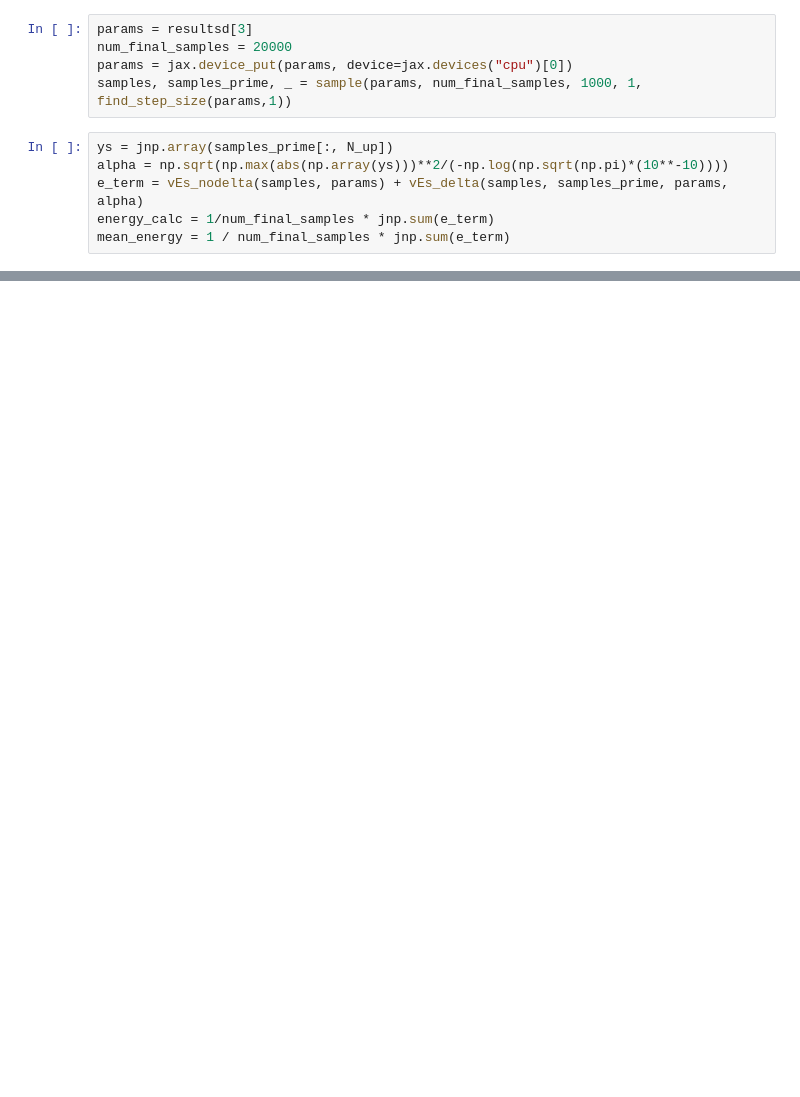
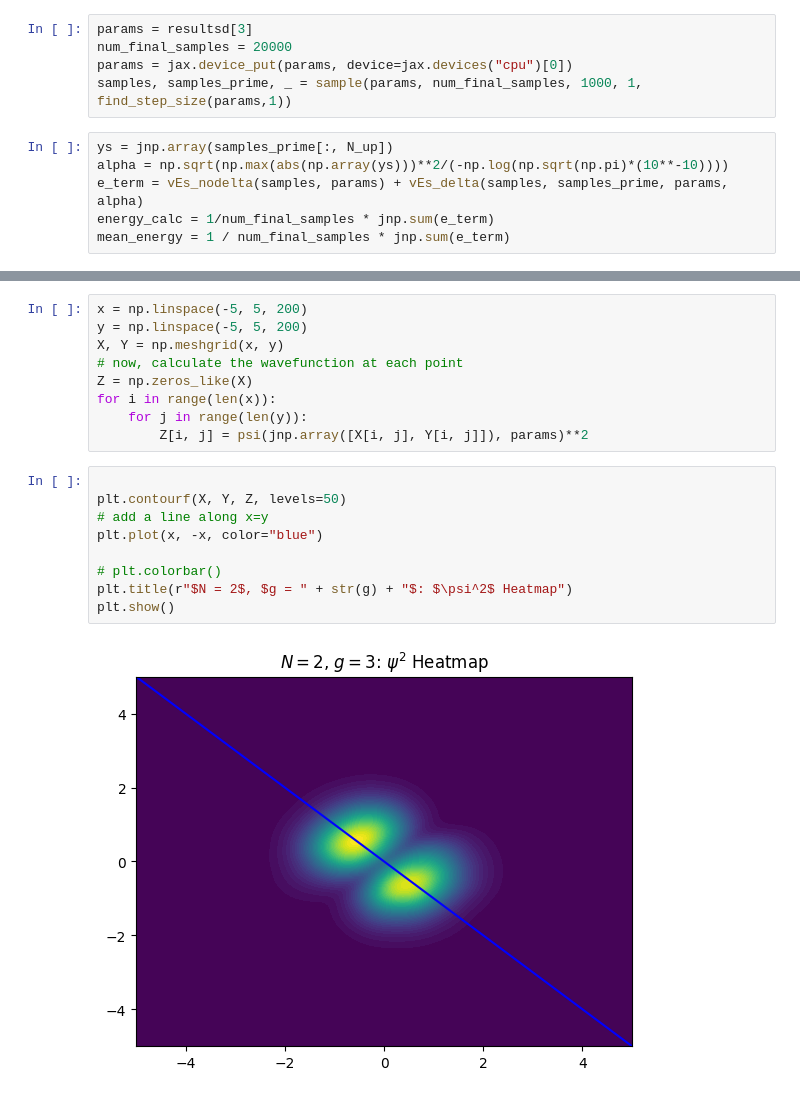
Before and after one commit to hershkumar/summer2022, a Jupyter notebook: neural/fermions/fermi_delta.ipynb, the cells around one changed output, grey strips where cells are left out. Cells and saved outputs as stored; diff of their text form; blank space fills up the shorter version.

```diff
--- a/neural/fermions/fermi_delta.ipynb
+++ b/neural/fermions/fermi_delta.ipynb
@@ -573,0 +563,20 @@ plt.show()
+# %%
+x = np.linspace(-5, 5, 200)
+y = np.linspace(-5, 5, 200)
+X, Y = np.meshgrid(x, y)
+# now, calculate the wavefunction at each point
+Z = np.zeros_like(X)
+for i in range(len(x)):
+    for j in range(len(y)):
+        Z[i, j] = psi(jnp.array([X[i, j], Y[i, j]]), params)**2
+# %%
+
+plt.contourf(X, Y, Z, levels=50)
+# add a line along x=y
+plt.plot(x, -x, color="blue")
+
+# plt.colorbar()
+plt.title(r"$N = 2$, $g = " + str(g) + "$: $\psi^2$ Heatmap")
+plt.show()
+# %% [output]
+[figure, added]
```
Also changed, not shown: parts of 14 cells of this notebook, 31 other files.
